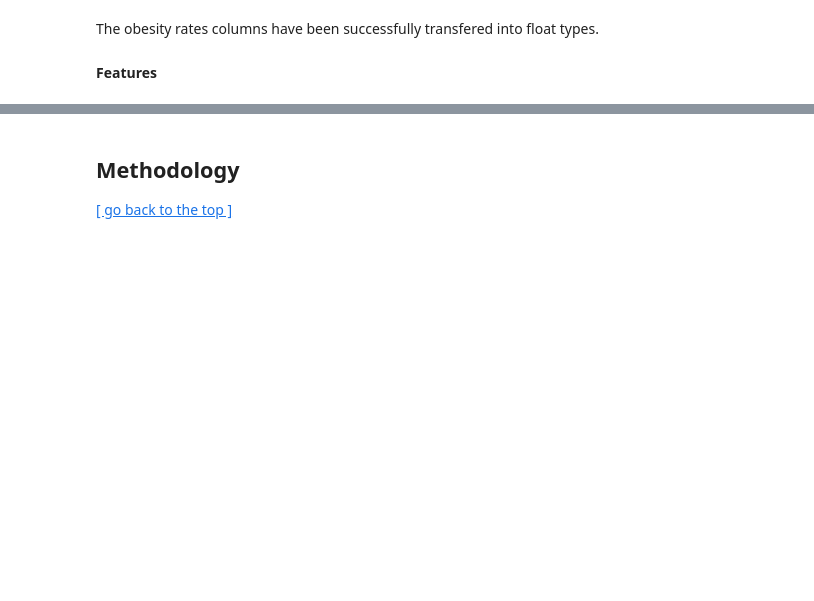
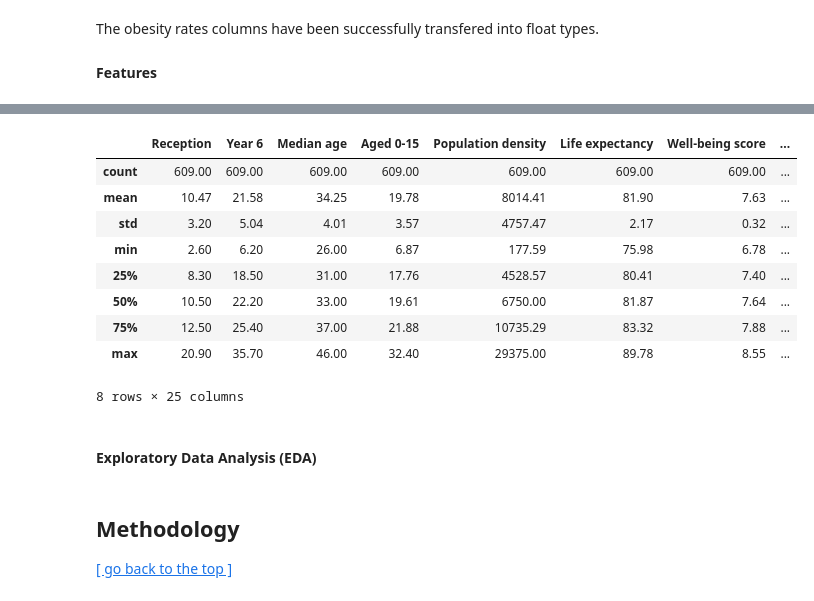
Before and after one commit to mixedmint/DSSS, a Jupyter notebook: childhood obesity.ipynb, the cells around one changed output, grey strips where cells are left out. Drawn from its saved outputs; the diff is of its cells as text; code cells hidden in the pictures; blank space fills up the shorter version.

```diff
--- a/childhood obesity.ipynb
+++ b/childhood obesity.ipynb
@@ -322,8 +323,8 @@ Name: Children in single-parent household, dtype: float64
 # Simplify complex column names
 raw_features = raw_features.rename({'Subjective well-being average score': 'Well-being score',
                                     'People with Bad or Very Bad Health': 'People in bad health',
-                                    '% of households with no adults in employment with dependent children': 'Parents unempolyment',
-                                    '% Highest level of qualification: Level 4 qualifications and above': 'Higher education qulifications',
+                                    '% of households with no adults in employment with dependent children': 'Parents unemployment',
+                                    '% Highest level of qualification: Level 4 qualifications and above': 'Higher education qualifications',
                                    '% homes with deficiency in access to nature': 'Green deficit'},
                                    axis=1)
 # %%
@@ -360,0 +353,3 @@ Name: Median age, dtype: float64
+# %%
+df = pd.merge(obesity, raw_features, left_on='Code', right_on='New Code', how='inner')
+df.info()
@@ -360,0 +374,4 @@ Name: Median age, dtype: float64
+# %%
+# Remove duplicate and unnecessary columns
+df = df.drop(['Code', 'New Code', 'Borough', 'Names_y'], axis=1)
+df.info()
@@ -361,3 +396,18 @@ Name: Median age, dtype: float64
+# %%
+df.describe()
+# %% [output]
+|  | Reception | Year 6 | Median age | Aged 0-15 | Population density | Life expectancy | Well-being score | ... |
+| count | 609.00 | 609.00 | 609.00 | 609.00 | 609.00 | 609.00 | 609.00 | ... |
+| mean | 10.47 | 21.58 | 34.25 | 19.78 | 8014.41 | 81.90 | 7.63 | ... |
+| std | 3.20 | 5.04 | 4.01 | 3.57 | 4757.47 | 2.17 | 0.32 | ... |
+| min | 2.60 | 6.20 | 26.00 | 6.87 | 177.59 | 75.98 | 6.78 | ... |
+| 25% | 8.30 | 18.50 | 31.00 | 17.76 | 4528.57 | 80.41 | 7.40 | ... |
+| 50% | 10.50 | 22.20 | 33.00 | 19.61 | 6750.00 | 81.87 | 7.64 | ... |
+| 75% | 12.50 | 25.40 | 37.00 | 21.88 | 10735.29 | 83.32 | 7.88 | ... |
+| max | 20.90 | 35.70 | 46.00 | 32.40 | 29375.00 | 89.78 | 8.55 | ... |
+8 rows × 25 columns
+# %% [markdown]
+#### Exploratory Data Analysis (EDA)
 # %% [markdown]
 ## Methodology
 
```
Also changed, not shown: parts of 16 cells of this notebook, 23 other files.
